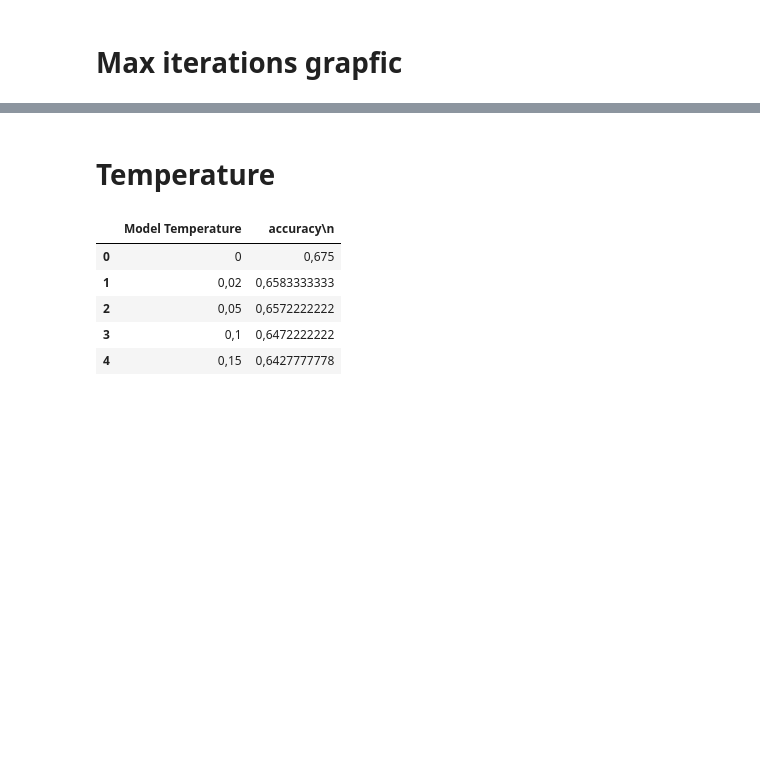
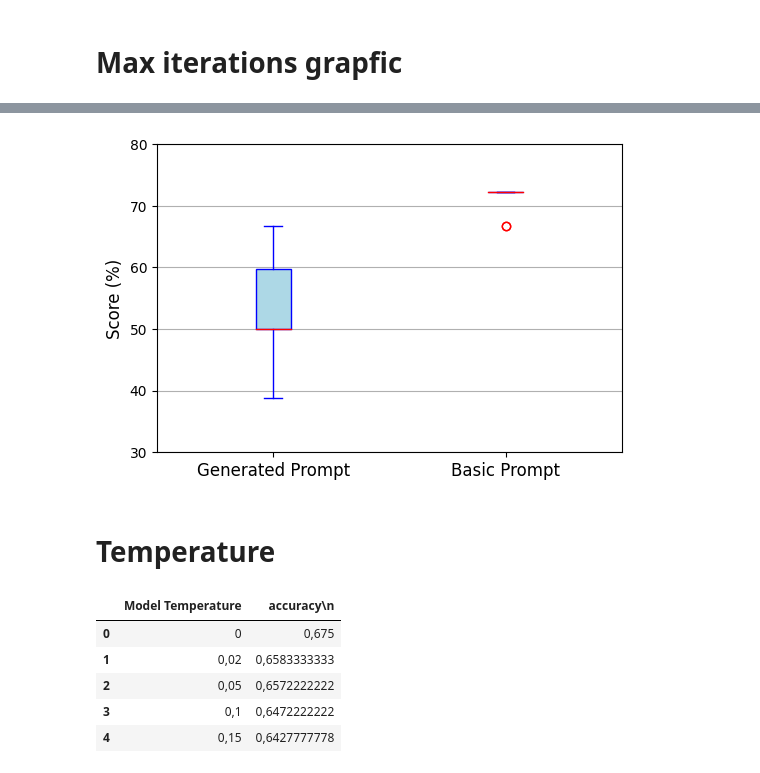
Before and after one commit to hpi-sam/expedite-databricks-connect, a Jupyter notebook: report/grafics.ipynb, the cells around one changed output, grey strips where cells are left out. Cells and saved outputs as stored; diff of their text form; code cells hidden in the pictures; blank space fills up the shorter version.

```diff
--- a/report/grafics.ipynb
+++ b/report/grafics.ipynb
@@ -31,3 +36,31 @@ plt.show()
+# %%
+df_gen = pd.DataFrame(pd.read_csv('code_3_gen.csv'))
+df_gen = df_gen.rename(columns={'code_temp0_docs1_generate - score': 'score'})
+df_gen = df_gen.drop(df_gen.columns.difference(['score']), 1)
+df_nogen = pd.DataFrame(pd.read_csv('code_3_nogen.csv'))
+df_nogen = df_nogen.rename(columns={'code_chunksize1024_currentmain_temp0_docs2 - score': 'score'})
+df_nogen = df_nogen.drop(df_nogen.columns.difference(['score']), 1)
+
+# the dataframe contains scores between 0 and 18. replace the column score with the percentage of correct migrations
+df_gen['score'] = df_gen['score'] / 18 * 100
+df_nogen['score'] = df_nogen['score'] / 18 * 100
+# %%
+# create boxplots
+fig, ax = plt.subplots(figsize=(6, 4))
+ax.boxplot([df_gen['score'], df_nogen['score']], patch_artist=True,
+           boxprops=dict(facecolor='lightblue', color='blue'),
+           capprops=dict(color='blue'),
+           whiskerprops=dict(color='blue'),
+           flierprops=dict(color='red', markeredgecolor='red'),
+           medianprops=dict(color='red'))
+
+ax.set_xticklabels(['Generated Prompt', 'Basic Prompt'], fontsize=12)
+ax.set_ylabel('Score (%)', fontsize=12)
+ax.set_ylim(30, 80)
+ax.yaxis.grid(True)
+plt.show()
+# %% [output]
+[figure, added]
 # %% [markdown]
 # Temperature
 # %%
```
Also changed, not shown: parts of 9 cells of this notebook, 2 other files.
